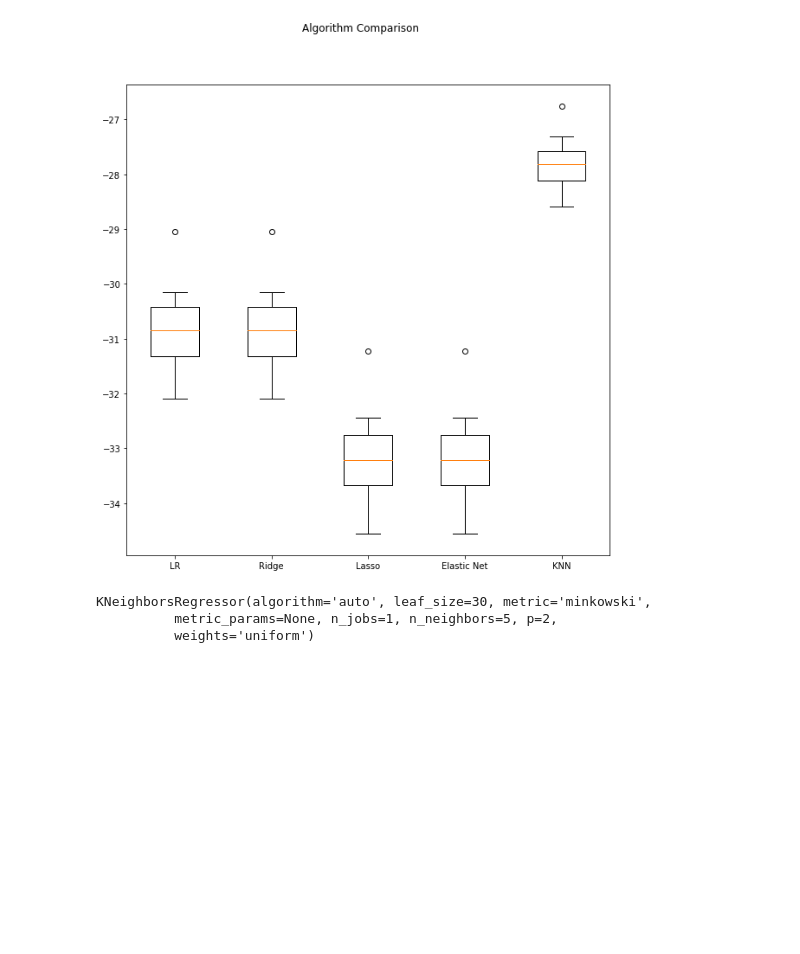
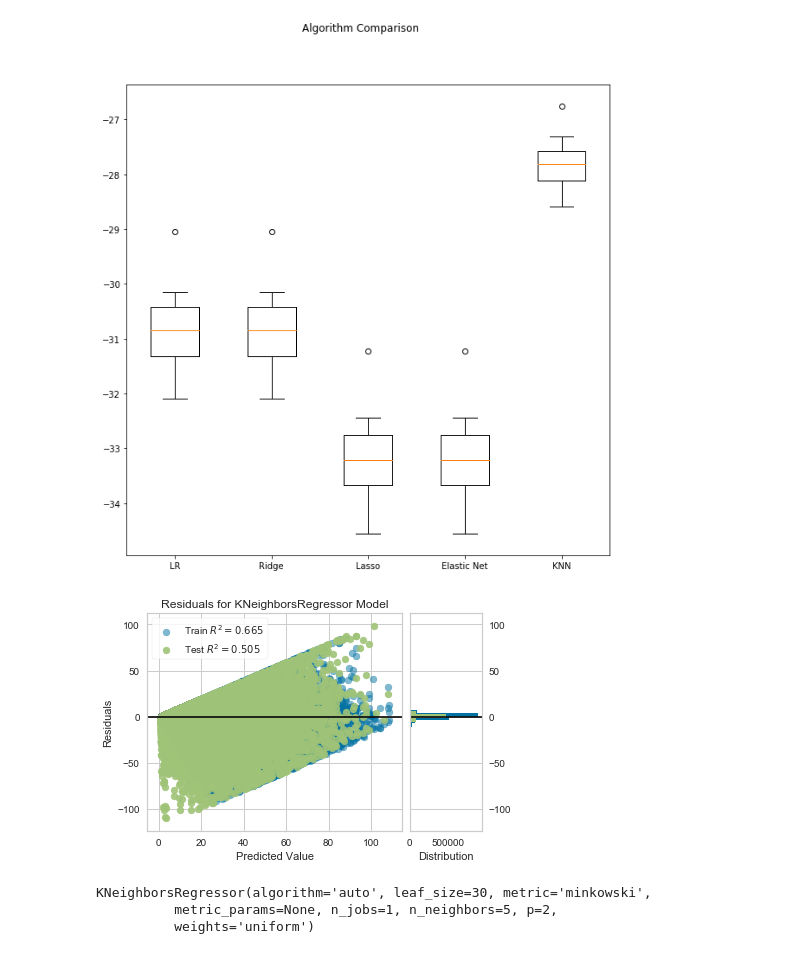
Before and after one commit to geoffkip/ny_inpatient_discharges, a Jupyter notebook: ny_hospital_inpatient_discharges.ipynb, the cells around one changed output. Saved outputs shown, nothing was run; the diff lists cells and outputs as text; code cells hidden in the pictures; blank space fills up the shorter version.

Commit message:
Visualize residuals and start classification

```diff
--- a/ny_hospital_inpatient_discharges.ipynb
+++ b/ny_hospital_inpatient_discharges.ipynb
@@ -296,6 +300,15 @@ ax.set_xticklabels(names)
 plt.show()
 # %% [output]
 [figure]
+# %%
+# Instantiate the linear model and visualizer. Plot residuals of the model to check predictions vs actual values
+visualizer = ResidualsPlot(model)
+
+visualizer.fit(X_train, Y_train)  # Fit the training data to the model
+visualizer.score(X_test, Y_test)  # Evaluate the model on the test data
+visualizer.poof()
+# %% [output]
+[figure, added]
 # %%
 # Fit KNN regressor
 model =  KNeighborsRegressor()
```
Also changed, not shown: parts of 4 cells of this notebook, 1 other file.
